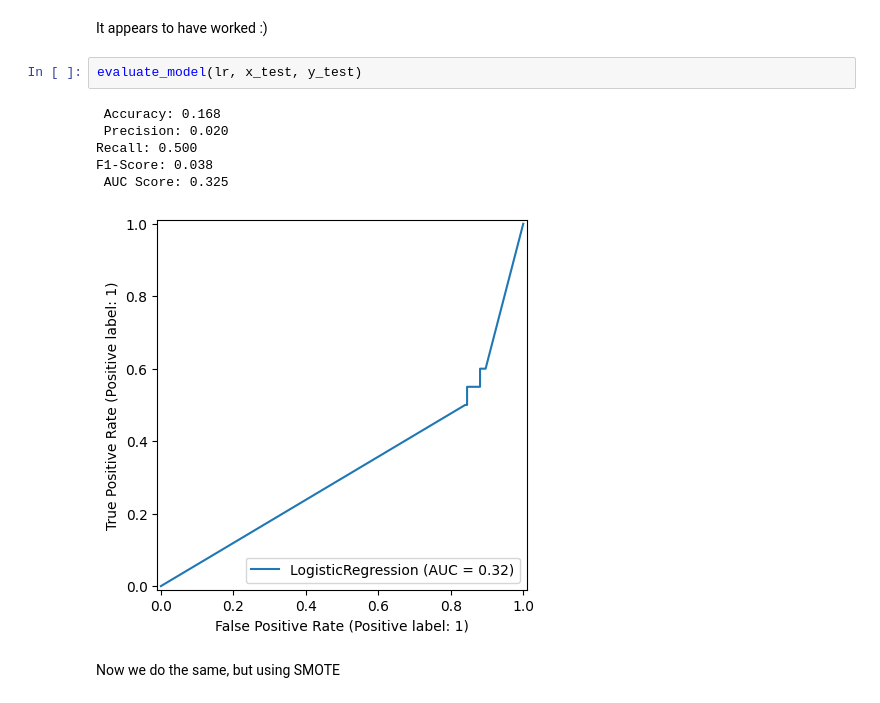
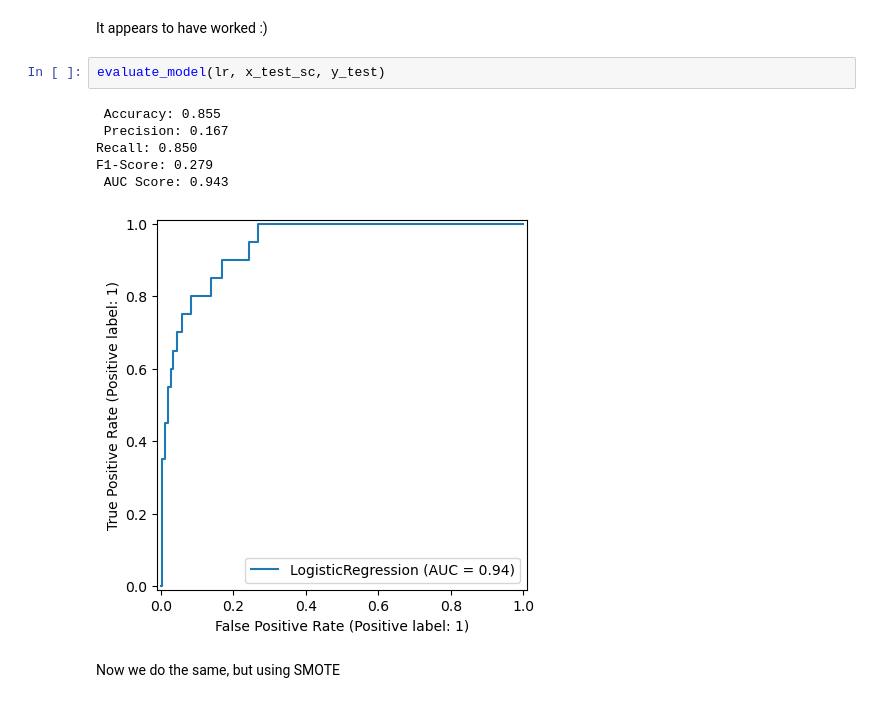
Before and after one commit to Vincent2308/Corporate-Bankruptcy, a Jupyter notebook: notebooks/week2/polish_model.ipynb, the cells around one changed output. Saved outputs shown, nothing was run; the diff lists cells and outputs as text.

```diff
--- a/notebooks/week2/polish_model.ipynb
+++ b/notebooks/week2/polish_model.ipynb
@@ -210,14 +210,14 @@ LogisticRegression(class_weight='balanced', max_iter=2000)
 # %% [markdown]
 It appears to have worked :)
 # %%
-evaluate_model(lr, x_test, y_test)
+evaluate_model(lr, x_test_sc, y_test)
 # %% [output]
- Accuracy: 0.168
- Precision: 0.020
-Recall: 0.500
-F1-Score: 0.038
- AUC Score: 0.325
+ Accuracy: 0.855
+ Precision: 0.167
+Recall: 0.850
+F1-Score: 0.279
+ AUC Score: 0.943
-[figure, old version]
+[figure, new version]
 # %% [markdown]
 Now we do the same, but using SMOTE
 # %%
```
Also changed, not shown: parts of 16 cells of this notebook, 1 other file.
